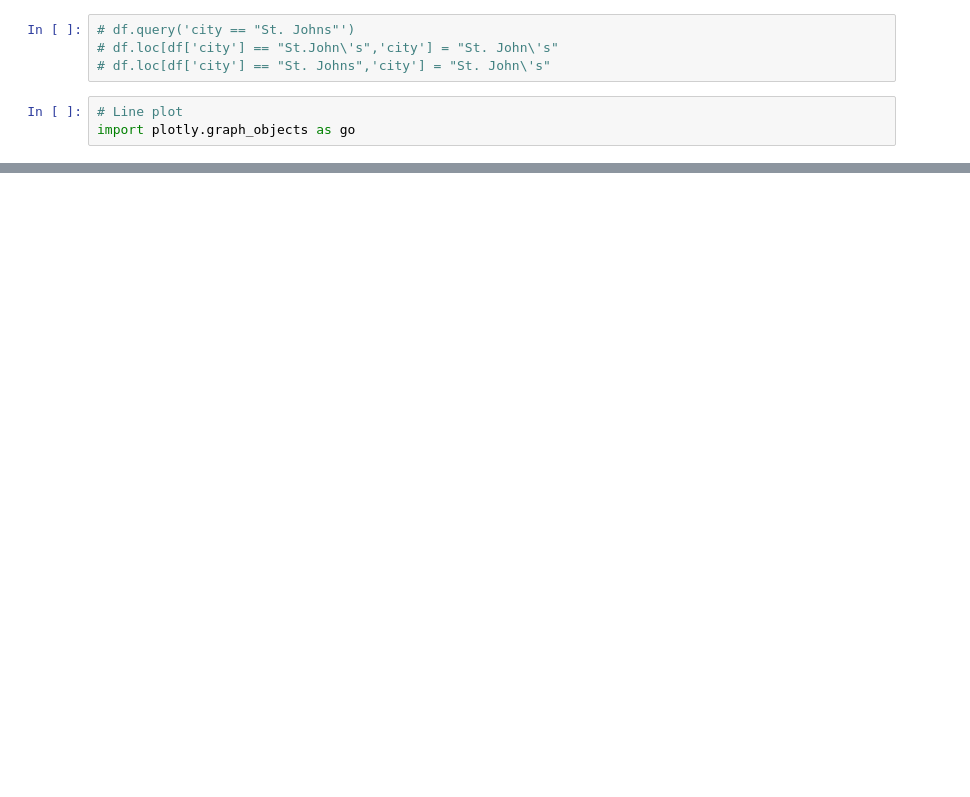
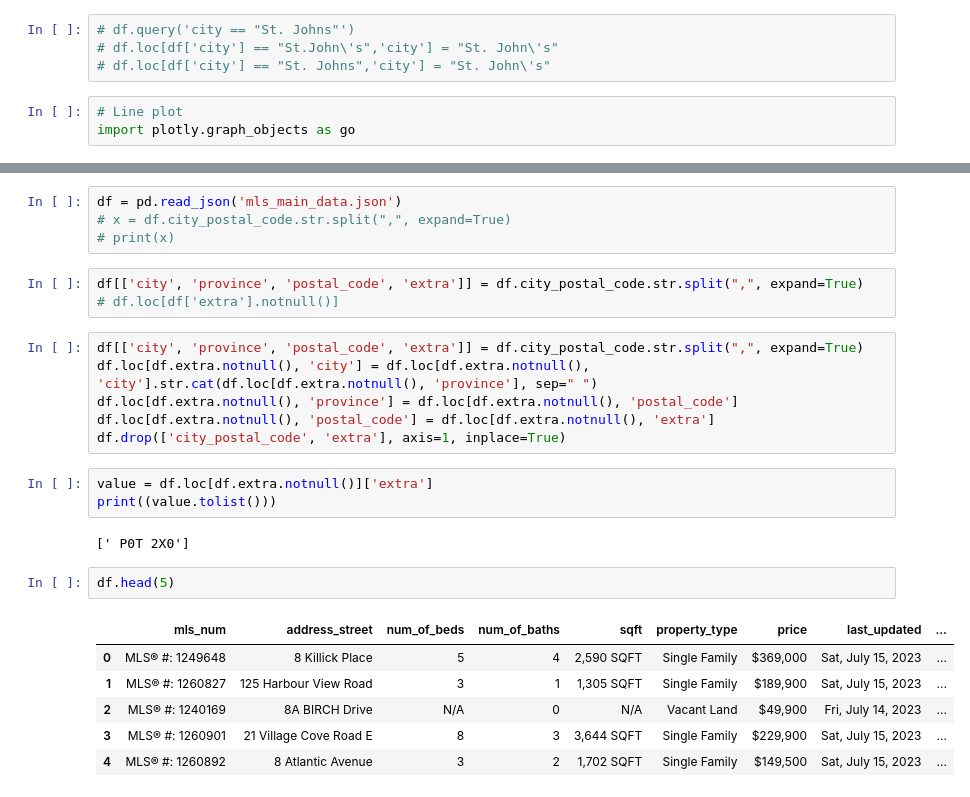
Before and after one commit to mogopaly87/mls_rest_api, a Jupyter notebook: dash_tutorial.ipynb, the cells around one changed output, grey strips where cells are left out. Drawn from its saved outputs; the diff is of its cells as text; blank space fills up the shorter version.

```diff
--- a/dash_tutorial.ipynb
+++ b/dash_tutorial.ipynb
@@ -47,0 +117,27 @@ px.histogram(data_frame=df,
+# %%
+df = pd.read_json('mls_main_data.json')
+# x = df.city_postal_code.str.split(",", expand=True)
+# print(x)
+# %%
+df[['city', 'province', 'postal_code', 'extra']] = df.city_postal_code.str.split(",", expand=True)
+# df.loc[df['extra'].notnull()]
+# %%
+df[['city', 'province', 'postal_code', 'extra']] = df.city_postal_code.str.split(",", expand=True)
+df.loc[df.extra.notnull(), 'city'] = df.loc[df.extra.notnull(), 'city'].str.cat(df.loc[df.extra.notnull(), 'province'], sep=" ")
+df.loc[df.extra.notnull(), 'province'] = df.loc[df.extra.notnull(), 'postal_code']
+df.loc[df.extra.notnull(), 'postal_code'] = df.loc[df.extra.notnull(), 'extra']
+df.drop(['city_postal_code', 'extra'], axis=1, inplace=True)
+# %%
+value = df.loc[df.extra.notnull()]['extra']
+print((value.tolist()))
+# %% [output]
+[' P0T 2X0']
+# %%
+df.head(5)
+# %% [output]
+|  | mls_num | address_street | num_of_beds | num_of_baths | sqft | property_type | price | last_updated | ... |
+| 0 | MLS® #: 1249648 | 8 Killick Place | 5 | 4 | 2,590 SQFT | Single Family | $369,000 | Sat, July 15, 2023 | ... |
+| 1 | MLS® #: 1260827 | 125 Harbour View Road | 3 | 1 | 1,305 SQFT | Single Family | $189,900 | Sat, July 15, 2023 | ... |
+| 2 | MLS® #: 1240169 | 8A BIRCH Drive | N/A | 0 | N/A | Vacant Land | $49,900 | Fri, July 14, 2023 | ... |
+| 3 | MLS® #: 1260901 | 21 Village Cove Road E | 8 | 3 | 3,644 SQFT | Single Family | $229,900 | Sat, July 15, 2023 | ... |
+| 4 | MLS® #: 1260892 | 8 Atlantic Avenue | 3 | 2 | 1,702 SQFT | Single Family | $149,500 | Sat, July 15, 2023 | ... |
```
Also changed, not shown: parts of 15 cells of this notebook, 5 other files.
